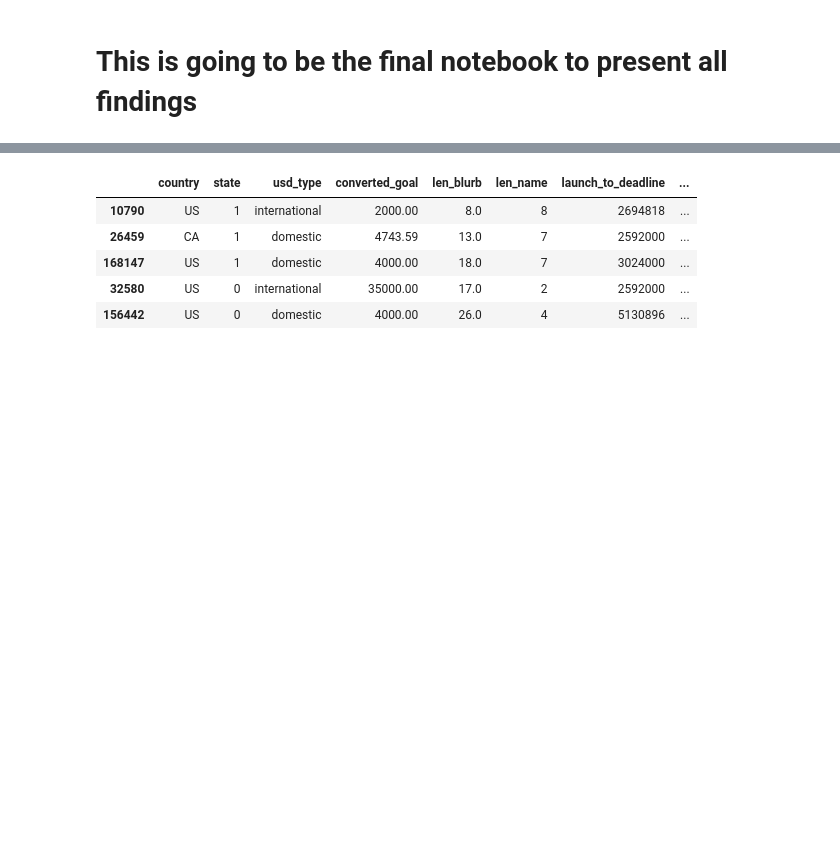
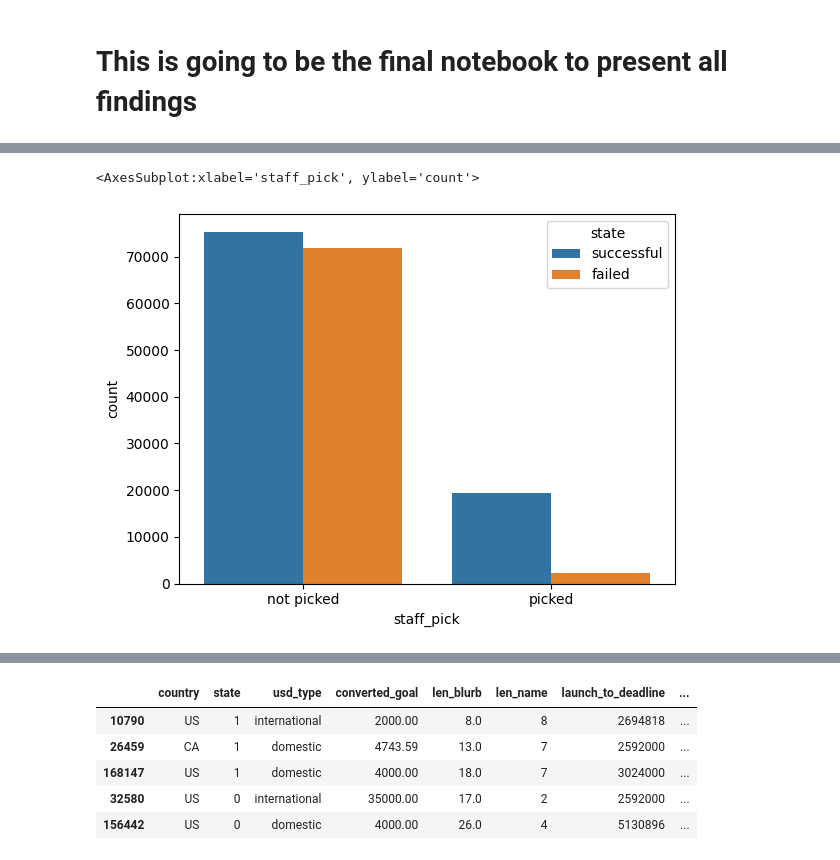
Before and after one commit to joshuadbeil/kickstarter_challenge, a Jupyter notebook: 01-Kickstarter-Challenge.ipynb, the cells around one changed output, grey strips where cells are left out. Saved outputs shown, nothing was run; the diff lists cells and outputs as text; code cells hidden in the pictures; blank space fills up the shorter version.

```diff
--- a/01-Kickstarter-Challenge.ipynb
+++ b/01-Kickstarter-Challenge.ipynb
@@ -50,0 +153,4 @@ vs.nice_summary(data).sort_values('Dtype')
+# %%
+#Visual investigation of different features
+df = data.copy()
+df.head()
@@ -50,0 +164,7 @@ vs.nice_summary(data).sort_values('Dtype')
+# %%
+df['state'] = data['state'].replace({0:'failed', 1 :'successful'})
+df['staff_pick'] = data['staff_pick'].replace({True:'picked', False:"not picked"})
+sns.countplot(data = df, x = 'staff_pick', hue = 'state')
+# %% [output]
+<AxesSubplot:xlabel='staff_pick', ylabel='count'>
+[figure, added]
```
Also changed, not shown: parts of 18 cells of this notebook, 5 other files.
